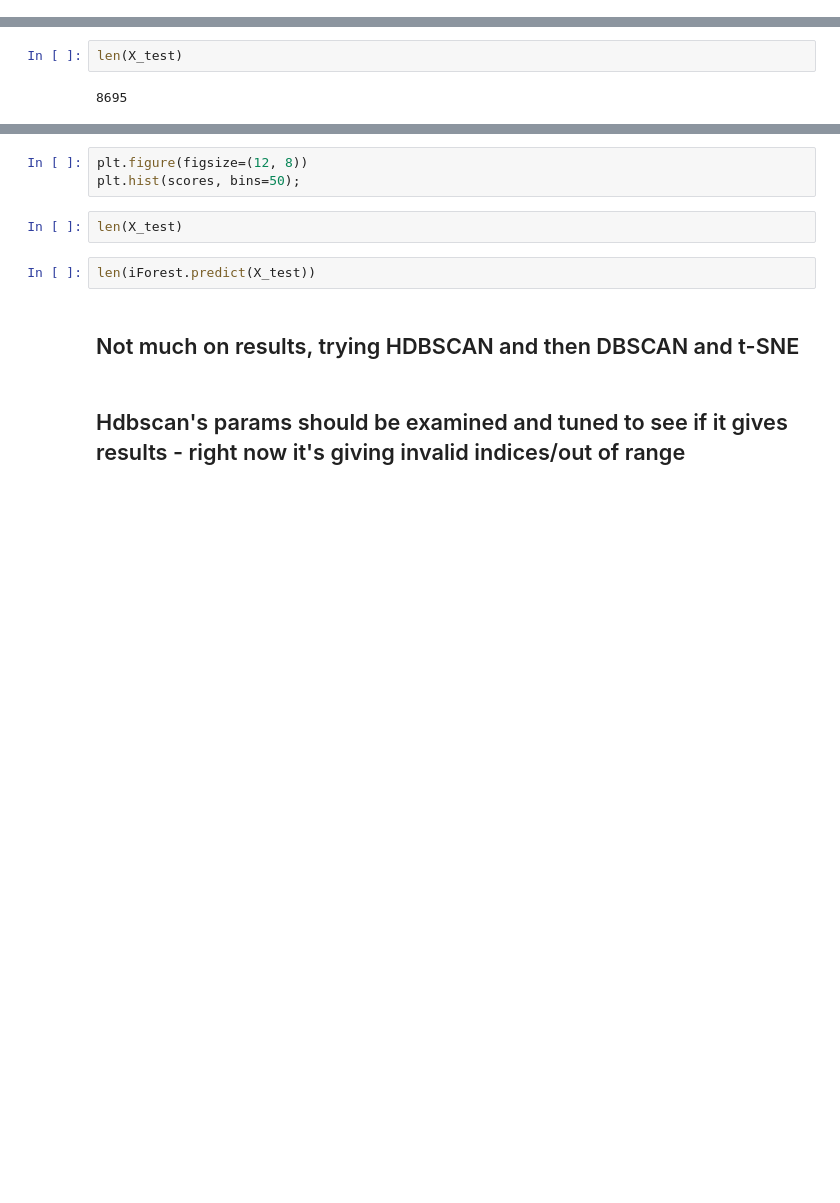
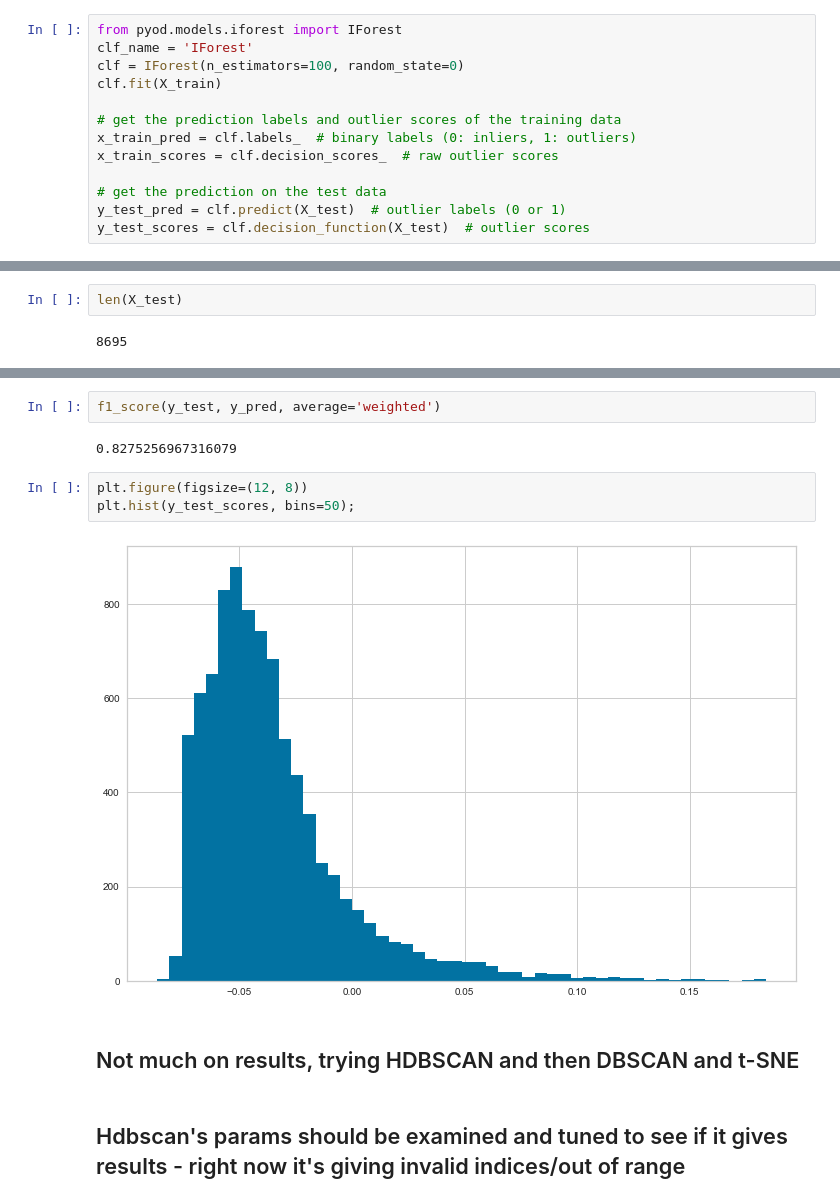
Before and after one commit to MichaelBurak/crunchbase-analysis, a Jupyter notebook: crunchbase-analysis.ipynb, the cells around one changed output, grey strips where cells are left out. Saved outputs shown, nothing was run; the diff lists cells and outputs as text; blank space fills up the shorter version.

```diff
--- a/crunchbase-analysis.ipynb
+++ b/crunchbase-analysis.ipynb
@@ -1936 +1985,14 @@ array([0.1095397 , 0.13257579, 0.12902138, ..., 0.14674609, 0.11827377,
+# %%
+from pyod.models.iforest import IForest
+clf_name = 'IForest'
+clf = IForest(n_estimators=100, random_state=0)
+clf.fit(X_train)
+
+# get the prediction labels and outlier scores of the training data
+x_train_pred = clf.labels_  # binary labels (0: inliers, 1: outliers)
+x_train_scores = clf.decision_scores_  # raw outlier scores
+
+# get the prediction on the test data
+y_test_pred = clf.predict(X_test)  # outlier labels (0 or 1)
+y_test_scores = clf.decision_function(X_test)  # outlier scores
 # %%
@@ -1975,10 +2068,12 @@ f1_score(y_test, y_pred, average='weighted')
+# %%
+f1_score(y_test, y_pred, average='weighted')
+# %% [output]
+0.8275256967316079
 # %%
 plt.figure(figsize=(12, 8))
-plt.hist(scores, bins=50);
+plt.hist(y_test_scores, bins=50);
+# %% [output]
+[figure, added]
-# %%
-len(X_test)
-# %%
-len(iForest.predict(X_test))
 # %% [markdown]
 ## Not much on results, trying HDBSCAN and then DBSCAN and t-SNE
 # %% [markdown]
```
Also changed, not shown: parts of 73 cells of this notebook.
